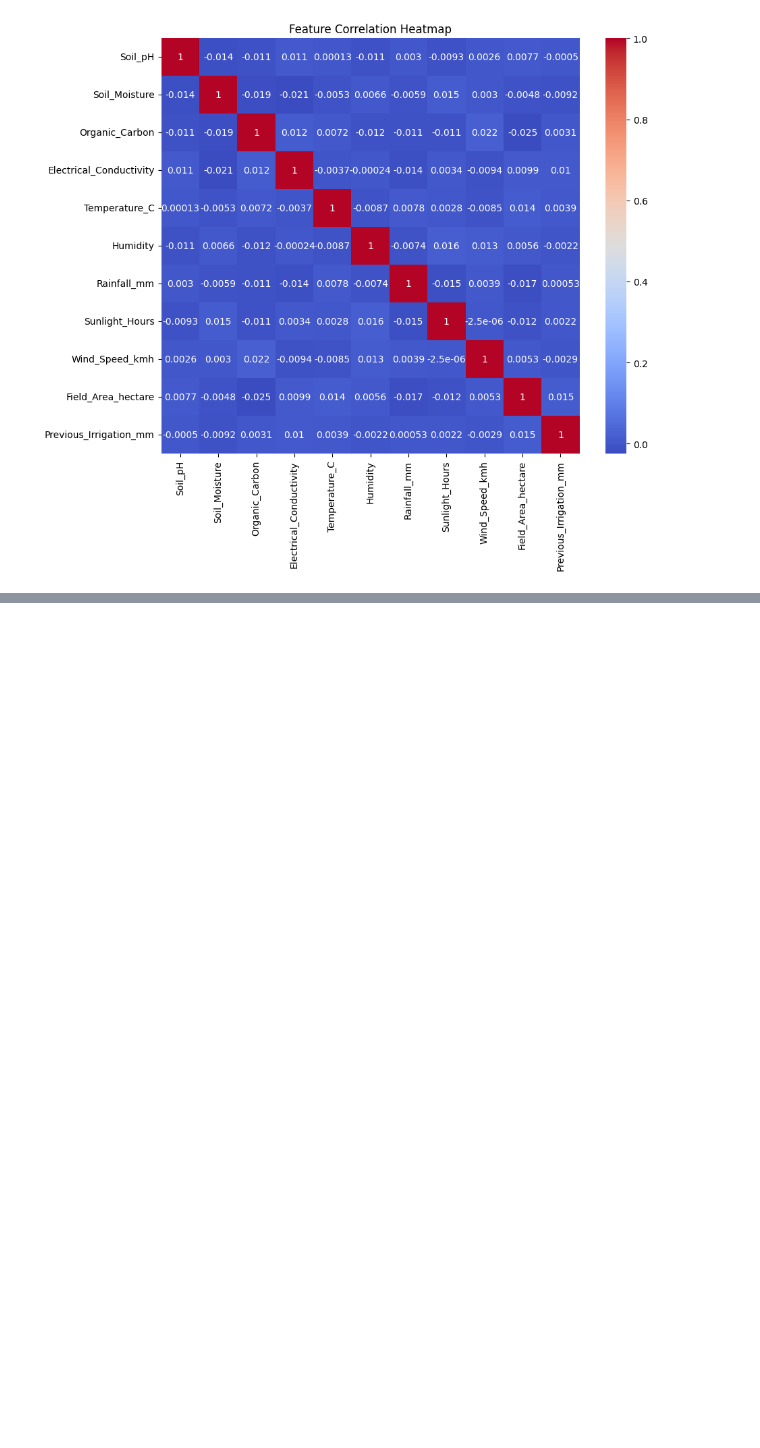
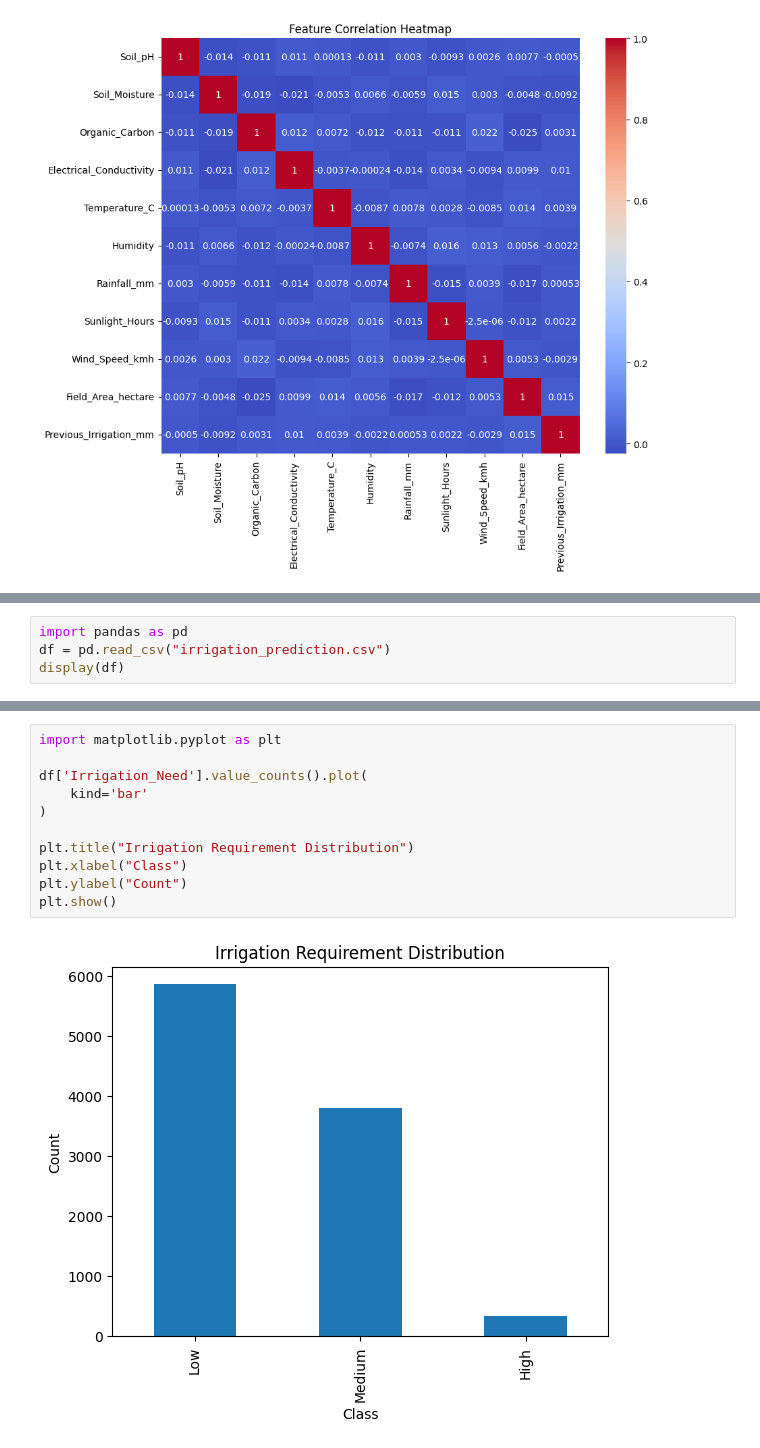
Before and after one commit to likhithasreeyenumula/Collab, a Jupyter notebook: Irrigation_Prediction.ipynb, the cells around one changed output, grey strips where cells are left out. Cells and saved outputs as stored; diff of their text form; blank space fills up the shorter version.

```diff
--- a/Irrigation_Prediction.ipynb
+++ b/Irrigation_Prediction.ipynb
@@ -305,0 +429,4 @@ plt.show()
+# %%
+import pandas as pd
+df = pd.read_csv("irrigation_prediction.csv")
+display(df)
@@ -305,0 +447,13 @@ plt.show()
+# %%
+import matplotlib.pyplot as plt
+
+df['Irrigation_Need'].value_counts().plot(
+    kind='bar'
+)
+
+plt.title("Irrigation Requirement Distribution")
+plt.xlabel("Class")
+plt.ylabel("Count")
+plt.show()
+# %% [output]
+[figure, added]
```
Also changed, not shown: parts of 9 cells of this notebook.
